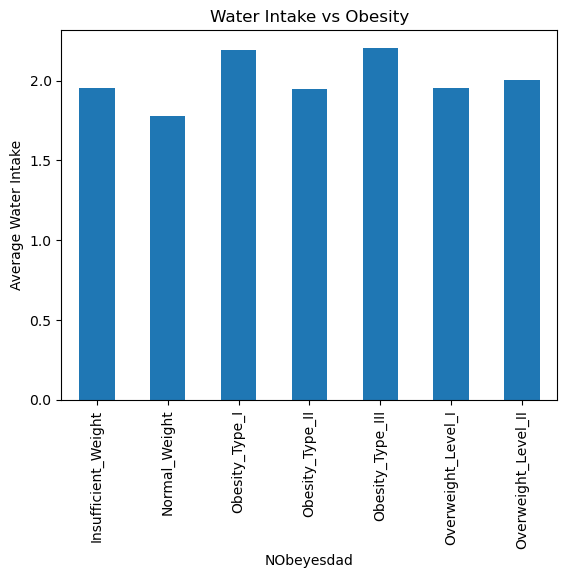
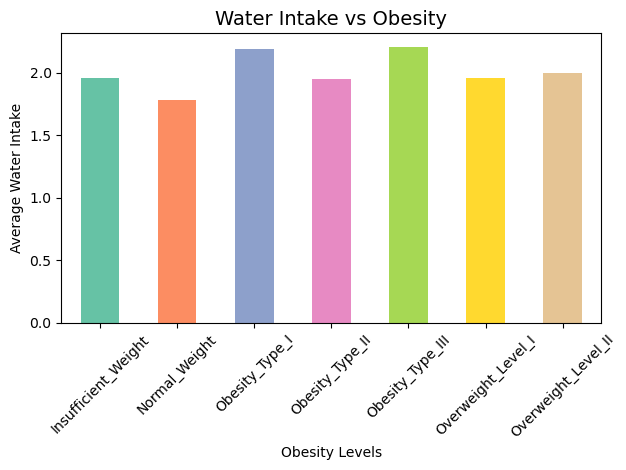
Unified diff of the notebook cell whose output changed from the first chart to the second:
--- before
+++ after
@@ -1,9 +1,12 @@
-import seaborn as sns
 import matplotlib.pyplot as plt
-colors = sns.color_palette("Set2")
+
+colors = ['#66c2a5','#fc8d62','#8da0cb','#e78ac3',
+          '#a6d854','#ffd92f','#e5c494']
+
 df.groupby('NObeyesdad')['CH2O'].mean().plot(
     kind='bar',
     color=colors
 )
+
 plt.title("Water Intake vs Obesity", fontsize=14)
 plt.xlabel("Obesity Levels")

Commit: Add files via upload